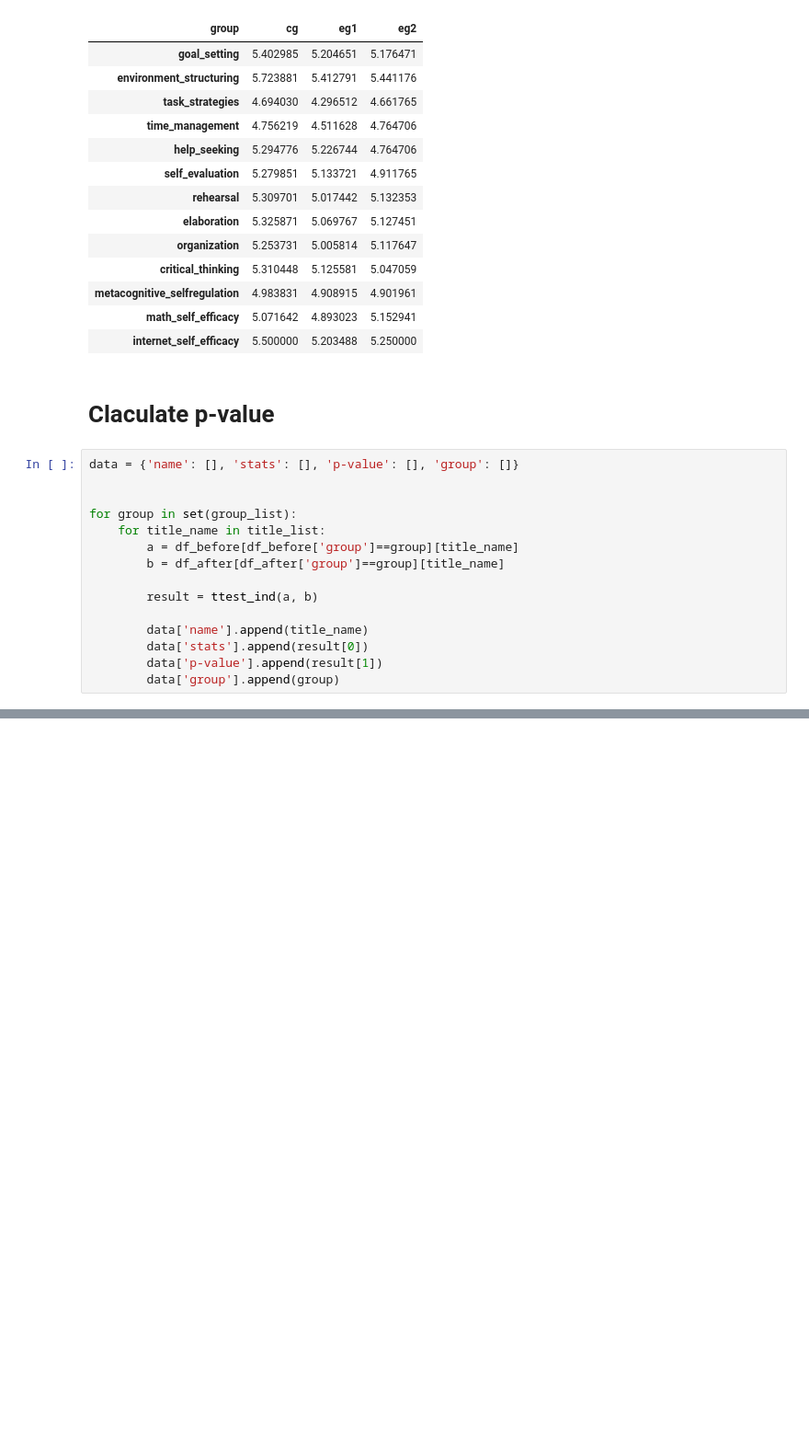
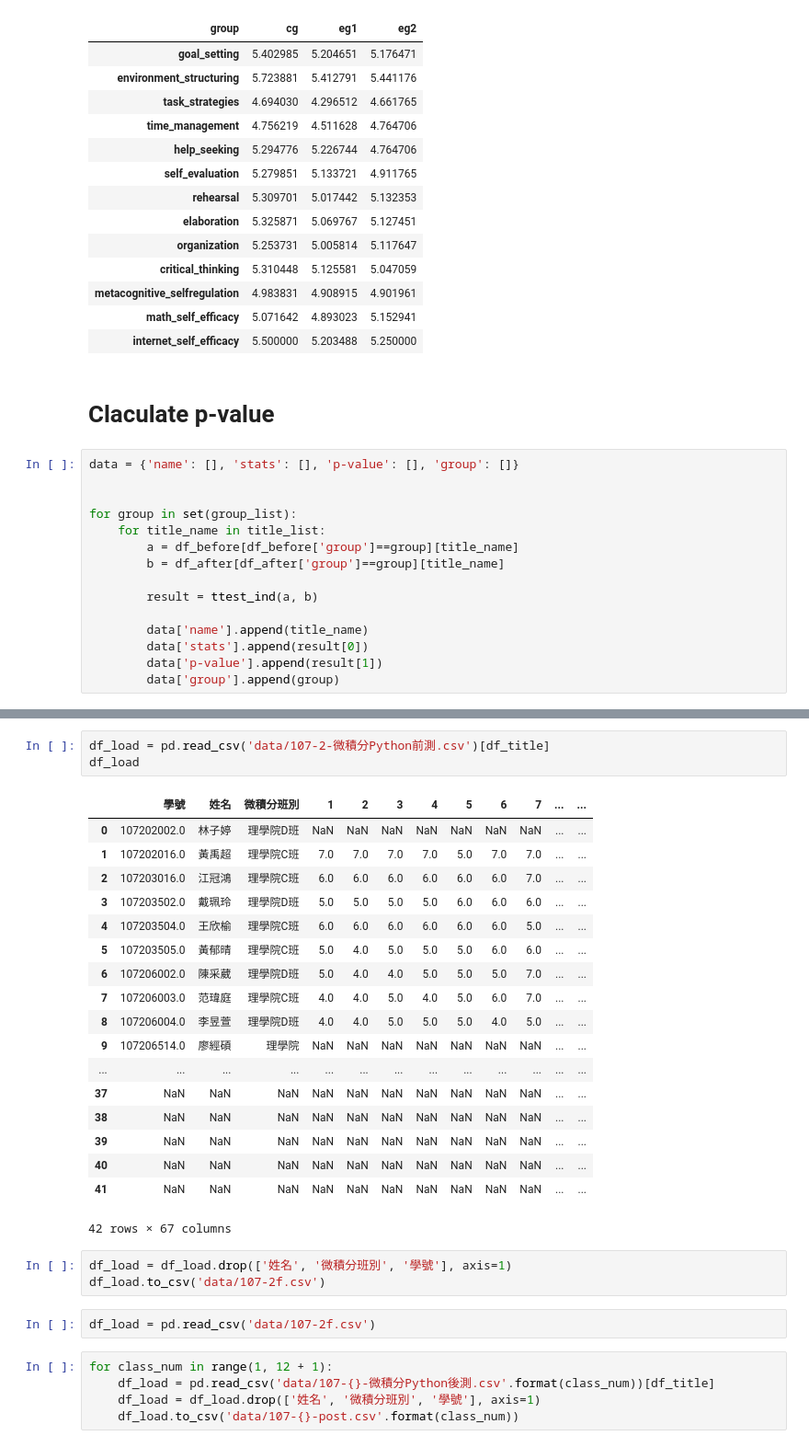
Before and after one commit to owen198/kslab, a Jupyter notebook: cs_math/srl.ipynb, the cells around one changed output, grey strips where cells are left out. Shown: that part at 92% size. Cells and saved outputs as stored; diff of their text form; blank space fills up the shorter version.

```diff
--- a/cs_math/srl.ipynb
+++ b/cs_math/srl.ipynb
@@ -177,0 +153,32 @@ df_result
+# %%
+df_load = pd.read_csv('data/107-2-微積分Python前測.csv')[df_title]
+df_load
+# %% [output]
+|  | 學號 | 姓名 | 微積分班別 | 1 | 2 | 3 | 4 | 5 | 6 | 7 | ... | ... |
+| 0 | 107202002.0 | 林子婷 | 理學院D班 | NaN | NaN | NaN | NaN | NaN | NaN | NaN | ... | ... |
+| 1 | 107202016.0 | 黃禹超 | 理學院C班 | 7.0 | 7.0 | 7.0 | 7.0 | 5.0 | 7.0 | 7.0 | ... | ... |
+| 2 | 107203016.0 | 江冠鴻 | 理學院C班 | 6.0 | 6.0 | 6.0 | 6.0 | 6.0 | 6.0 | 7.0 | ... | ... |
+| 3 | 107203502.0 | 戴珮玲 | 理學院D班 | 5.0 | 5.0 | 5.0 | 5.0 | 6.0 | 6.0 | 6.0 | ... | ... |
+| 4 | 107203504.0 | 王欣榆 | 理學院C班 | 6.0 | 6.0 | 6.0 | 6.0 | 6.0 | 6.0 | 5.0 | ... | ... |
+| 5 | 107203505.0 | 黃郁晴 | 理學院C班 | 5.0 | 4.0 | 5.0 | 5.0 | 5.0 | 6.0 | 6.0 | ... | ... |
+| 6 | 107206002.0 | 陳采葳 | 理學院D班 | 5.0 | 4.0 | 4.0 | 5.0 | 5.0 | 5.0 | 7.0 | ... | ... |
+| 7 | 107206003.0 | 范瑋庭 | 理學院C班 | 4.0 | 4.0 | 5.0 | 4.0 | 5.0 | 6.0 | 7.0 | ... | ... |
+| 8 | 107206004.0 | 李昱萱 | 理學院D班 | 4.0 | 4.0 | 5.0 | 5.0 | 5.0 | 4.0 | 5.0 | ... | ... |
+| 9 | 107206514.0 | 廖經碩 | 理學院 | NaN | NaN | NaN | NaN | NaN | NaN | NaN | ... | ... |
+| ... | ... | ... | ... | ... | ... | ... | ... | ... | ... | ... | ... | ... |
+| 37 | NaN | NaN | NaN | NaN | NaN | NaN | NaN | NaN | NaN | NaN | ... | ... |
+| 38 | NaN | NaN | NaN | NaN | NaN | NaN | NaN | NaN | NaN | NaN | ... | ... |
+| 39 | NaN | NaN | NaN | NaN | NaN | NaN | NaN | NaN | NaN | NaN | ... | ... |
+| 40 | NaN | NaN | NaN | NaN | NaN | NaN | NaN | NaN | NaN | NaN | ... | ... |
+| 41 | NaN | NaN | NaN | NaN | NaN | NaN | NaN | NaN | NaN | NaN | ... | ... |
+42 rows × 67 columns
+# %%
+df_load = df_load.drop(['姓名', '微積分班別', '學號'], axis=1)
+df_load.to_csv('data/107-2f.csv')
+# %%
+df_load = pd.read_csv('data/107-2f.csv')
+# %%
+for class_num in range(1, 12 + 1):
+    df_load = pd.read_csv('data/107-{}-微積分Python後測.csv'.format(class_num))[df_title]
+    df_load = df_load.drop(['姓名', '微積分班別', '學號'], axis=1)
+    df_load.to_csv('data/107-{}-post.csv'.format(class_num))
```
Also changed, not shown: parts of 3 cells of this notebook, 24 other files.
